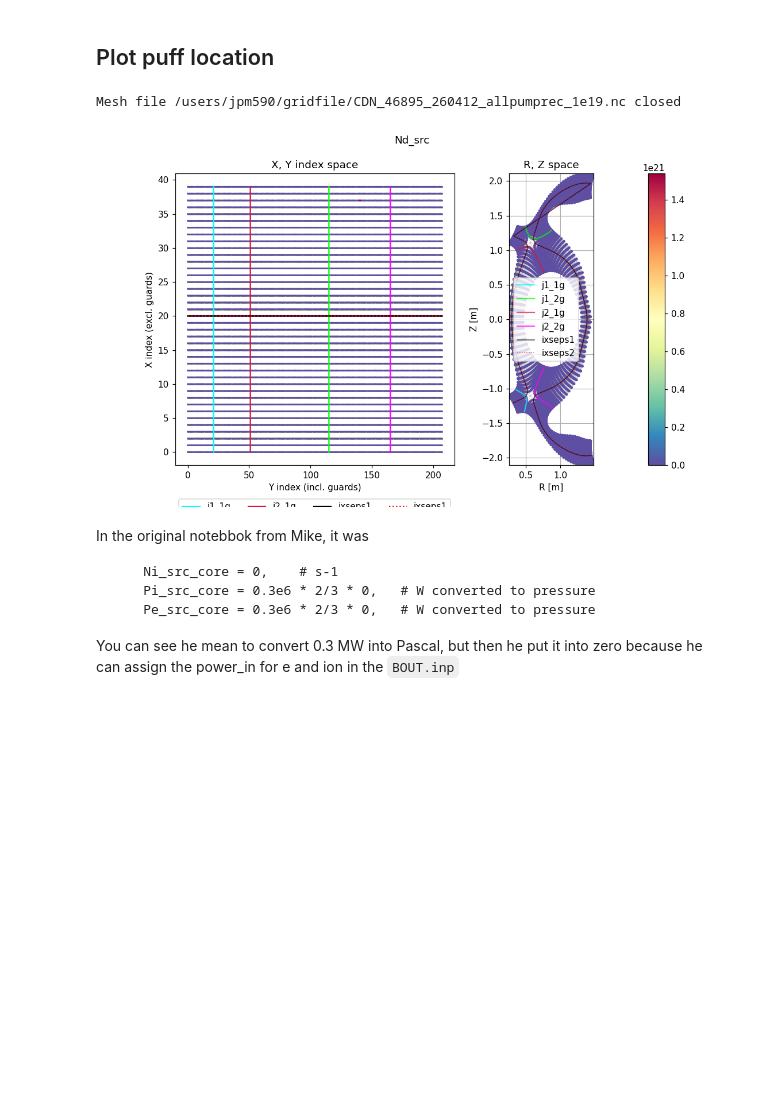
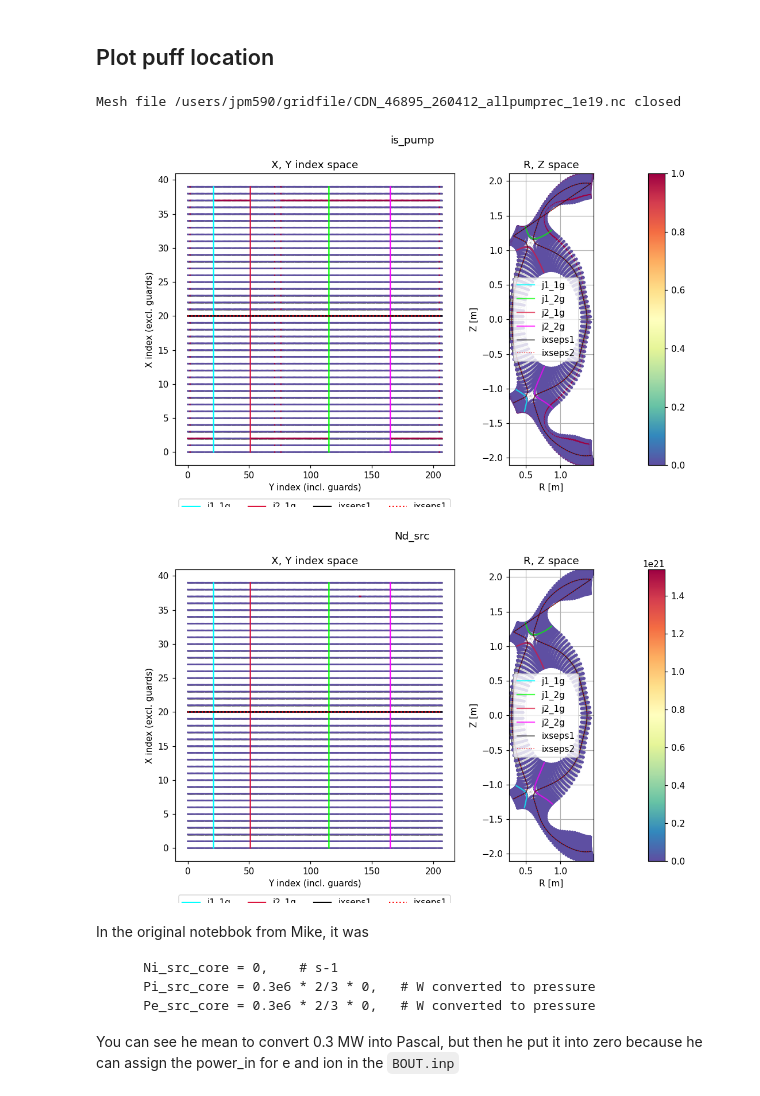
Before and after one commit to sun51027/hermes3-2dplots, a Jupyter notebook: grid_checker.ipynb, the cells around one changed output. Drawn from its saved outputs; the diff is of its cells as text; code cells hidden in the pictures; blank space fills up the shorter version.

````diff
--- a/grid_checker.ipynb
+++ b/grid_checker.ipynb
@@ -21,23 +21,27 @@ from hermes3.utils import *
 # %%
 
 # 1. Load the grid (.nc file)
 # mesh = Mesh("/users/jpm590/gridfile/CDN_46895_260402_expand_puff.nc")
+# mesh = Mesh("/users/jpm590/gridfile/CDN_46895_260412_nowallpump_1e20.nc")
 mesh = Mesh("/users/jpm590/gridfile/CDN_46895_260412_allpumprec_1e19.nc")
+
 # mesh = Mesh("/users/jpm590/gridfile/CDN_46895_260408_1e19.nc")
 # mesh = Mesh("/users/jpm590/neutralimit_gcc12_9497476/hermes-3/build-mc-master/CDN_46895_260314_nowallpump_3e20.nc")
 # mesh = Mesh("/users/jpm590/neutralimit_gcc12_9497476/hermes-3/build-mc-master/CDN_46895_260129_nowallpump_1e21.nc")
 # 2. Plot the existing fields in the mesh
 mesh.plot_field("Nd_src")
+mesh.plot_field("is_pump")
 # mesh.plot_field("Pd_src")
 # mesh.plot_field("Nd+_src")
 # mesh.plot_field("D_d+")
 # mesh.plot_field("D_e")
 # 3. Always remember to close it!
 mesh.close()
 plt.show()
 # %% [output]
 Mesh file /users/jpm590/gridfile/CDN_46895_260412_allpumprec_1e19.nc closed
-[figure, old version]
+[figure, new version]
+[figure, added]
 # %% [markdown]
 In the original notebbok from Mike, it was
 ```
````
Also changed, not shown: 6 other files.
